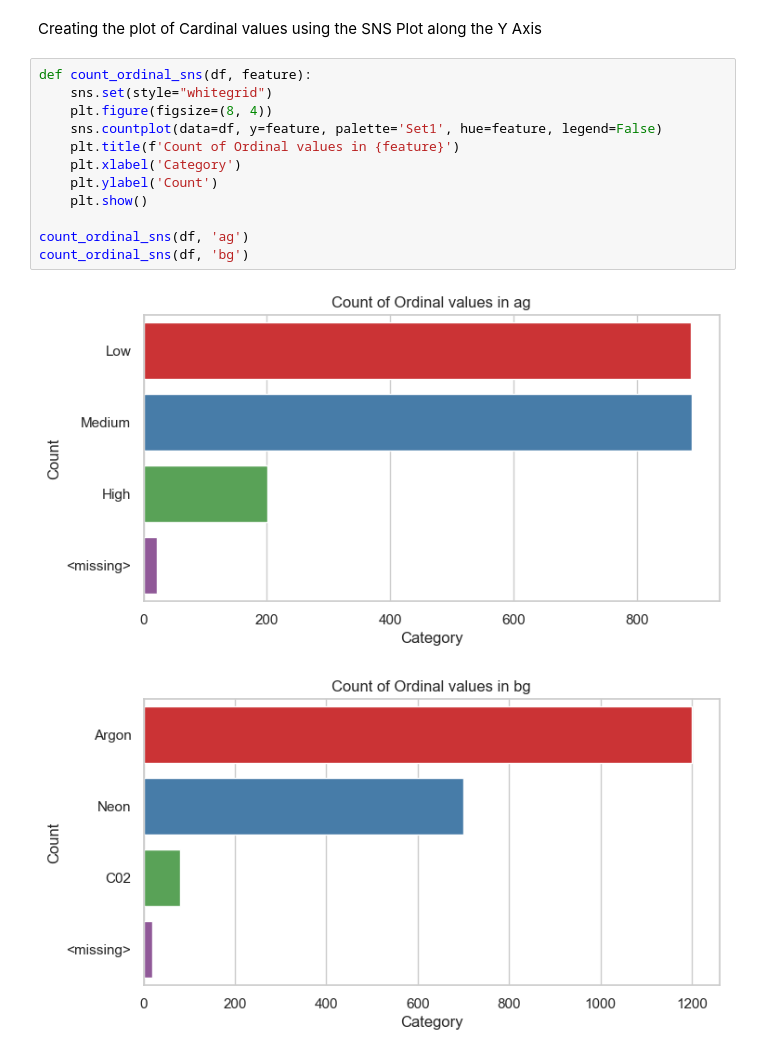
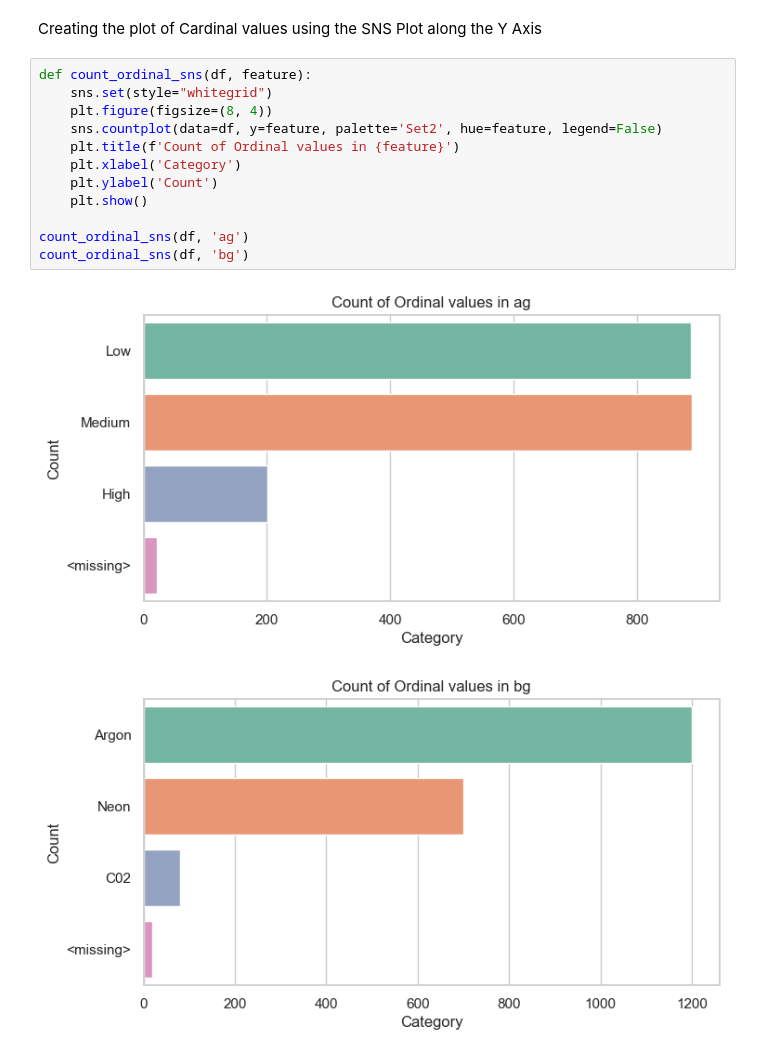
Before and after one commit to huzefar/oxford, a Jupyter notebook: CML/classroom/monday/featureconfigurations.ipynb, the cells around one changed output. Saved outputs shown, nothing was run; the diff lists cells and outputs as text.

```diff
--- a/CML/classroom/monday/featureconfigurations.ipynb
+++ b/CML/classroom/monday/featureconfigurations.ipynb
@@ -98,15 +98,15 @@ Creating the plot of Cardinal values using the SNS Plot along the Y Axis
 # %%
 def count_ordinal_sns(df, feature):
     sns.set(style="whitegrid")
     plt.figure(figsize=(8, 4))
-    sns.countplot(data=df, y=feature, palette='Set1', hue=feature, legend=False)
+    sns.countplot(data=df, y=feature, palette='Set2', hue=feature, legend=False)
     plt.title(f'Count of Ordinal values in {feature}')
     plt.xlabel('Category')
     plt.ylabel('Count')
     plt.show()
 
 count_ordinal_sns(df, 'ag')
 count_ordinal_sns(df, 'bg')
 # %% [output]
-[figure, old version]
+[figure, new version]
-[figure, old version]
+[figure, new version]
```
Also changed, not shown: parts of 5 cells of this notebook.
